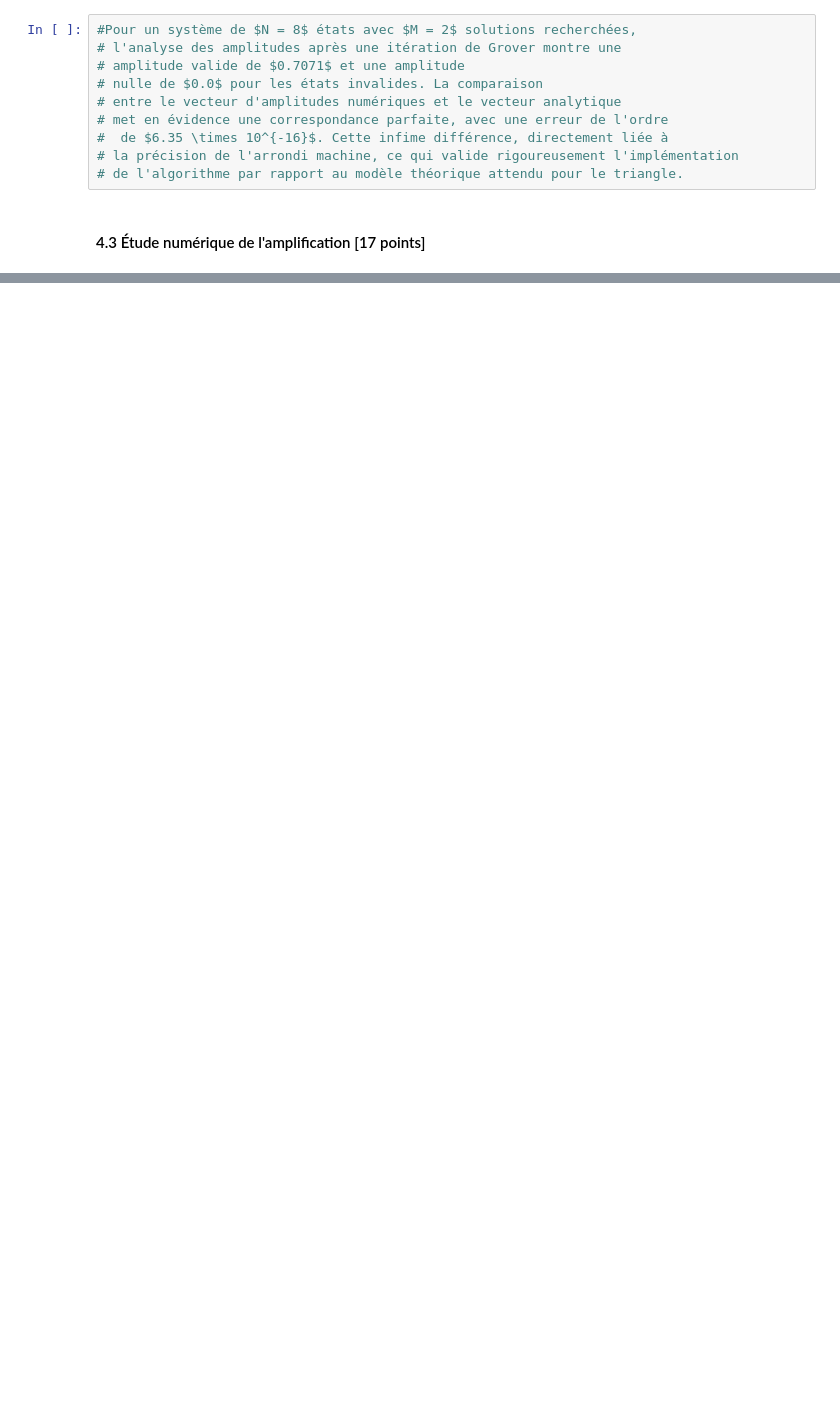
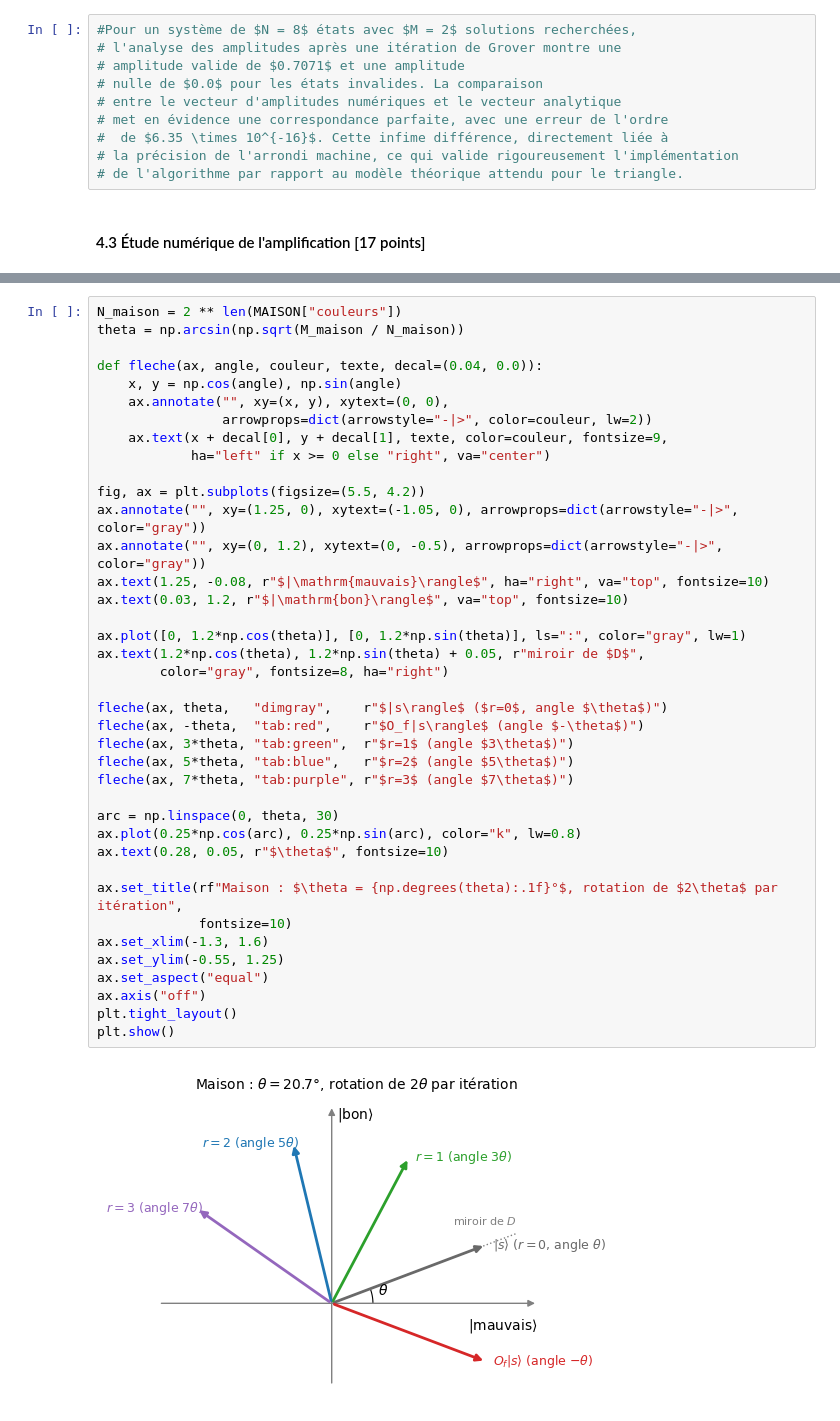
Before and after one commit to cornelia-3/TechEx, a Jupyter notebook: PHS3104_devoir_03_grover-coloriage.ipynb, the cells around one changed output, grey strips where cells are left out. Saved outputs shown, nothing was run; the diff lists cells and outputs as text; blank space fills up the shorter version.

```diff
--- a/PHS3104_devoir_03_grover-coloriage.ipynb
+++ b/PHS3104_devoir_03_grover-coloriage.ipynb
@@ -345,0 +498,41 @@ Erreur : 6.345765609839286e-16
+# %%
+N_maison = 2 ** len(MAISON["couleurs"])
+theta = np.arcsin(np.sqrt(M_maison / N_maison))
+
+def fleche(ax, angle, couleur, texte, decal=(0.04, 0.0)):
+    x, y = np.cos(angle), np.sin(angle)
+    ax.annotate("", xy=(x, y), xytext=(0, 0),
+                arrowprops=dict(arrowstyle="-|>", color=couleur, lw=2))
+    ax.text(x + decal[0], y + decal[1], texte, color=couleur, fontsize=9,
+            ha="left" if x >= 0 else "right", va="center")
+
+fig, ax = plt.subplots(figsize=(5.5, 4.2))
+ax.annotate("", xy=(1.25, 0), xytext=(-1.05, 0), arrowprops=dict(arrowstyle="-|>", color="gray"))
+ax.annotate("", xy=(0, 1.2), xytext=(0, -0.5), arrowprops=dict(arrowstyle="-|>", color="gray"))
+ax.text(1.25, -0.08, r"$|\mathrm{mauvais}\rangle$", ha="right", va="top", fontsize=10)
+ax.text(0.03, 1.2, r"$|\mathrm{bon}\rangle$", va="top", fontsize=10)
+
+ax.plot([0, 1.2*np.cos(theta)], [0, 1.2*np.sin(theta)], ls=":", color="gray", lw=1)
+ax.text(1.2*np.cos(theta), 1.2*np.sin(theta) + 0.05, r"miroir de $D$",
+        color="gray", fontsize=8, ha="right")
+
+fleche(ax, theta,   "dimgray",    r"$|s\rangle$ ($r=0$, angle $\theta$)")
+fleche(ax, -theta,  "tab:red",    r"$O_f|s\rangle$ (angle $-\theta$)")
+fleche(ax, 3*theta, "tab:green",  r"$r=1$ (angle $3\theta$)")
+fleche(ax, 5*theta, "tab:blue",   r"$r=2$ (angle $5\theta$)")
+fleche(ax, 7*theta, "tab:purple", r"$r=3$ (angle $7\theta$)")
+
+arc = np.linspace(0, theta, 30)
+ax.plot(0.25*np.cos(arc), 0.25*np.sin(arc), color="k", lw=0.8)
+ax.text(0.28, 0.05, r"$\theta$", fontsize=10)
+
+ax.set_title(rf"Maison : $\theta = {np.degrees(theta):.1f}°$, rotation de $2\theta$ par itération",
+             fontsize=10)
+ax.set_xlim(-1.3, 1.6)
+ax.set_ylim(-0.55, 1.25)
+ax.set_aspect("equal")
+ax.axis("off")
+plt.tight_layout()
+plt.show()
+# %% [output]
+[figure, added]
```
Also changed, not shown: parts of 24 cells of this notebook.
